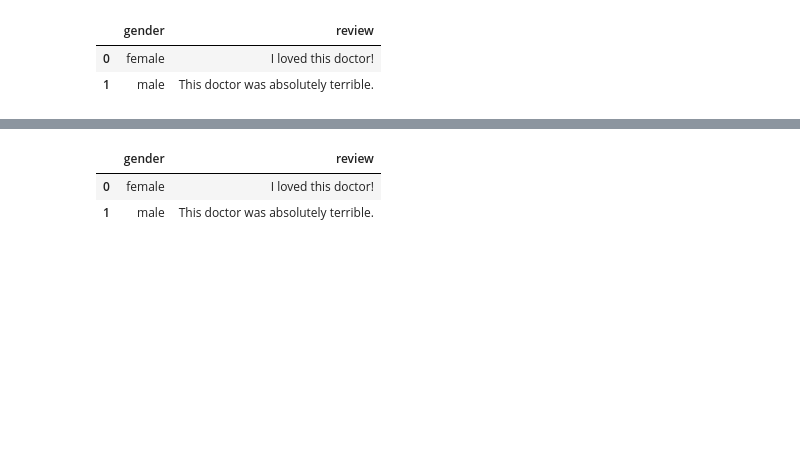
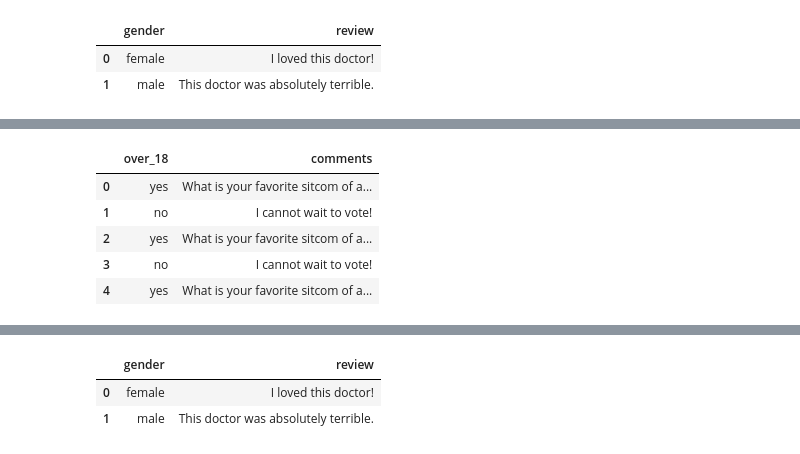
Before and after one commit to amaiya/causalnlp, a Jupyter notebook: nbs/01_autocoder.ipynb, the cells around one changed output, grey strips where cells are left out. Cells and saved outputs as stored; diff of their text form; code cells hidden in the pictures; blank space fills up the shorter version.

```diff
--- a/nbs/01_autocoder.ipynb
+++ b/nbs/01_autocoder.ipynb
@@ -260,0 +294,14 @@ df = ac.code_vector(df.review.values, df)
+# %%
+comments = ["What is your favorite sitcom of all time?", 'I cannot wait to vote!']
+df = pd.DataFrame({
+    'over_18': ['yes', 'no'] * 5,
+     'comments' : comments * 5,
+      })
+df.head()
+# %% [output]
+|  | over_18 | comments |
+| 0 | yes | What is your favorite sitcom of a... |
+| 1 | no | I cannot wait to vote! |
+| 2 | yes | What is your favorite sitcom of a... |
+| 3 | no | I cannot wait to vote! |
+| 4 | yes | What is your favorite sitcom of a... |
```
Also changed, not shown: parts of 12 cells of this notebook, 11 other files.
